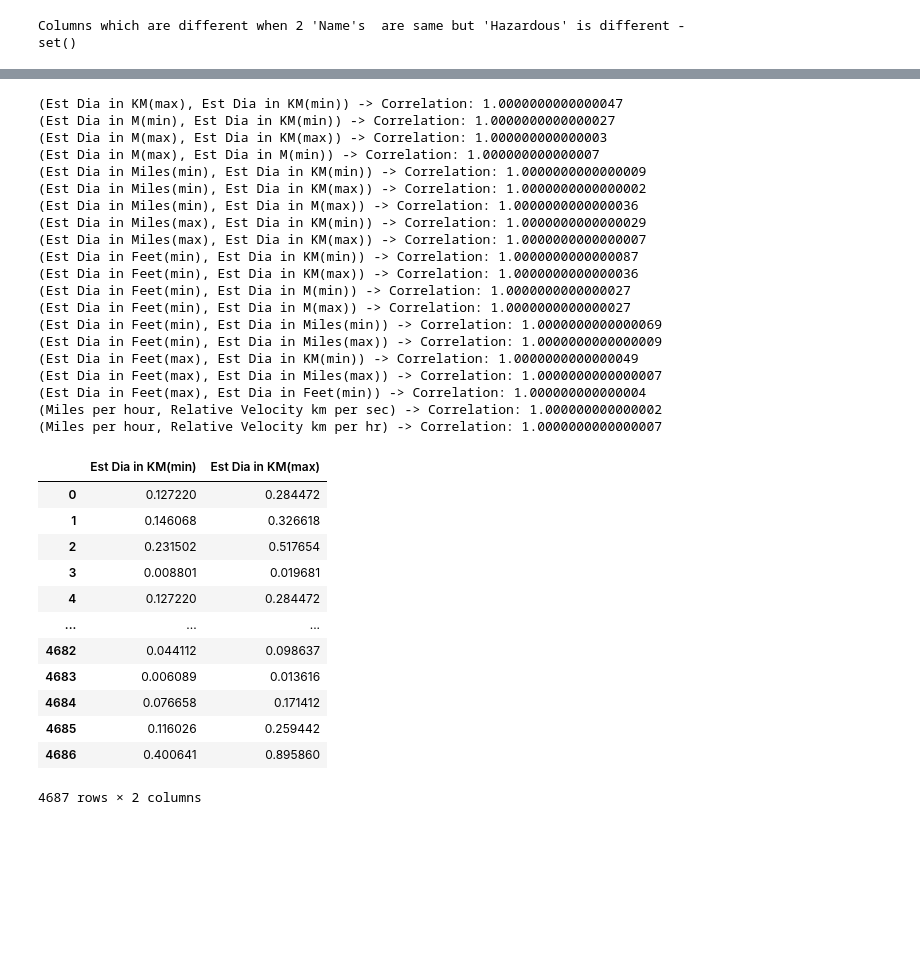
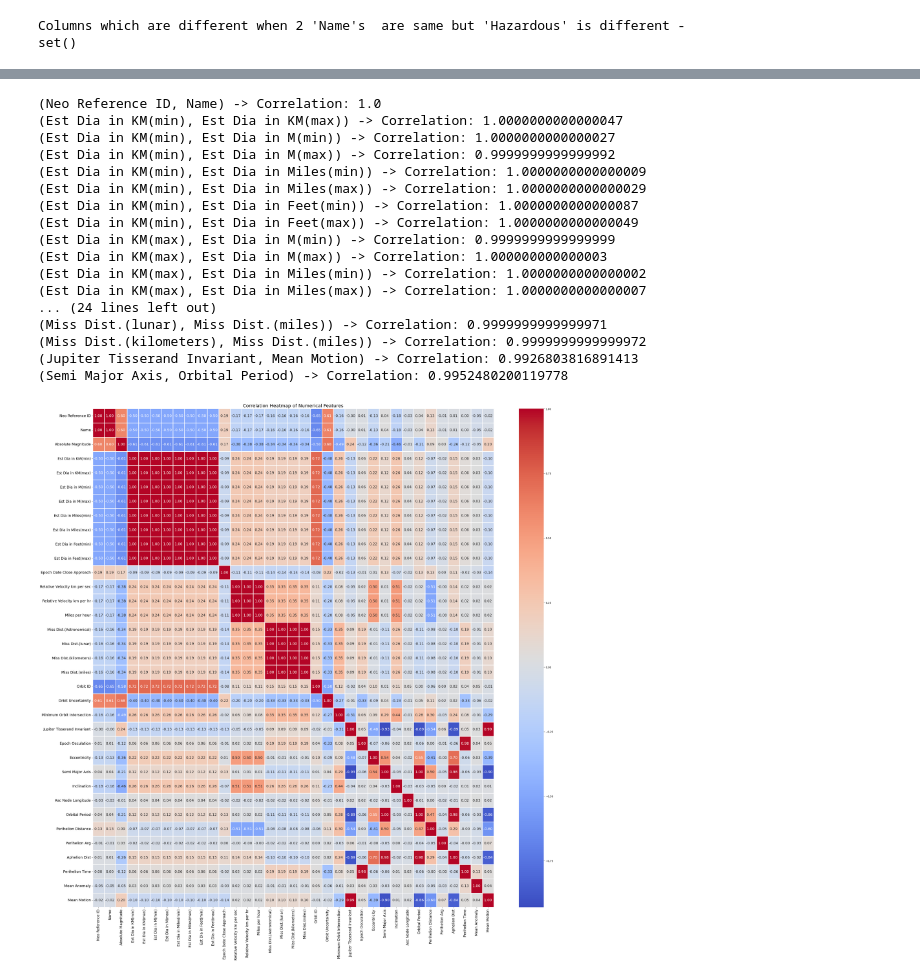
Before and after one commit to PriyanshuRao-code/AI-Lab-Project, a Jupyter notebook: team_24_data_preprocessing.ipynb, the cells around one changed output, grey strips where cells are left out. Drawn from its saved outputs; the diff is of its cells as text; code cells hidden in the pictures; blank space fills up the shorter version.

```diff
--- a/team_24_data_preprocessing.ipynb
+++ b/team_24_data_preprocessing.ipynb
@@ -201,38 +179,45 @@ Columns which are different when 2 'Name's are same -
 # %%
-df_dropped = df.drop(columns=['Neo Reference ID'])
+# Threshold for dropping column
+threshold = 0.99
 
-numerical_cols = df_dropped.select_dtypes(include=['number'])
+# Only numerical data
+numerical_cols = df.select_dtypes(include=['number'])
 
 # Correlation matrix
 correlation_matrix = numerical_cols.corr()
-mask = np.triu(np.ones(correlation_matrix.shape), k=0)
 
 for i in range(len(correlation_matrix.columns)):
-    for j in range(i):
-        row = correlation_matrix.index[i]
+    for j in  range(i + 1, len(correlation_matrix.columns)):
+        row = correlation_matrix.columns[i]
         col = correlation_matrix.columns[j]
         value = correlation_matrix.iloc[i, j]
-        if row != col:  # Ignore Self-correlation
-          if value >=1:
-            print(f"({row}, {col}) -> Correlation: {value}")
+        if abs(value) >=threshold:
+          print(f"({row}, {col}) -> Correlation: {value}")
+
+
+
+plt.figure(figsize=(35, 35))
+sns.heatmap(correlation_matrix, annot=True,cmap="coolwarm", fmt=".2f", linewidths=1, annot_kws={"size": 14})
+plt.title("Correlation Heatmap of Numerical Features", fontsize=18)
+plt.xticks(fontsize=14)
+plt.yticks(fontsize=14)
+plt.show()
 # %% [output]
-(Est Dia in KM(max), Est Dia in KM(min)) -> Correlation: 1.0000000000000047
-(Est Dia in M(min), Est Dia in KM(min)) -> Correlation: 1.0000000000000027
-(Est Dia in M(max), Est Dia in KM(max)) -> Correlation: 1.000000000000003
-(Est Dia in M(max), Est Dia in M(min)) -> Correlation: 1.000000000000007
-(Est Dia in Miles(min), Est Dia in KM(min)) -> Correlation: 1.0000000000000009
-(Est Dia in Miles(min), Est Dia in KM(max)) -> Correlation: 1.0000000000000002
-(Est Dia in Miles(min), Est Dia in M(max)) -> Correlation: 1.0000000000000036
-(Est Dia in Miles(max), Est Dia in KM(min)) -> Correlation: 1.0000000000000029
-(Est Dia in Miles(max), Est Dia in KM(max)) -> Correlation: 1.0000000000000007
-(Est Dia in Feet(min), Est Dia in KM(min)) -> Correlation: 1.0000000000000087
-(Est Dia in Feet(min), Est Dia in KM(max)) -> Correlation: 1.0000000000000036
-(Est Dia in Feet(min), Est Dia in M(min)) -> Correlation: 1.0000000000000027
-(Est Dia in Feet(min), Est Dia in M(max)) -> Correlation: 1.0000000000000027
-(Est Dia in Feet(min), Est Dia in Miles(min)) -> Correlation: 1.0000000000000069
-(Est Dia in Feet(min), Est Dia in Miles(max)) -> Correlation: 1.0000000000000009
-(Est Dia in Feet(max), Est Dia in KM(min)) -> Correlation: 1.0000000000000049
-(Est Dia in Feet(max), Est Dia in Miles(max)) -> Correlation: 1.0000000000000007
-(Est Dia in Feet(max), Est Dia in Feet(min)) -> Correlation: 1.000000000000004
-(Miles per hour, Relative Velocity km per sec) -> Correlation: 1.000000000000002
-(Miles per hour, Relative Velocity km per hr) -> Correlation: 1.0000000000000007
+(Neo Reference ID, Name) -> Correlation: 1.0
+(Est Dia in KM(min), Est Dia in KM(max)) -> Correlation: 1.0000000000000047
+(Est Dia in KM(min), Est Dia in M(min)) -> Correlation: 1.0000000000000027
+(Est Dia in KM(min), Est Dia in M(max)) -> Correlation: 0.9999999999999992
+(Est Dia in KM(min), Est Dia in Miles(min)) -> Correlation: 1.0000000000000009
+(Est Dia in KM(min), Est Dia in Miles(max)) -> Correlation: 1.0000000000000029
+(Est Dia in KM(min), Est Dia in Feet(min)) -> Correlation: 1.0000000000000087
+(Est Dia in KM(min), Est Dia in Feet(max)) -> Correlation: 1.0000000000000049
+(Est Dia in KM(max), Est Dia in M(min)) -> Correlation: 0.9999999999999999
+(Est Dia in KM(max), Est Dia in M(max)) -> Correlation: 1.000000000000003
+(Est Dia in KM(max), Est Dia in Miles(min)) -> Correlation: 1.0000000000000002
+(Est Dia in KM(max), Est Dia in Miles(max)) -> Correlation: 1.0000000000000007
+... (24 lines left out)
+(Miss Dist.(lunar), Miss Dist.(miles)) -> Correlation: 0.9999999999999971
+(Miss Dist.(kilometers), Miss Dist.(miles)) -> Correlation: 0.9999999999999972
+(Jupiter Tisserand Invariant, Mean Motion) -> Correlation: 0.9926803816891413
+(Semi Major Axis, Orbital Period) -> Correlation: 0.9952480200119778
+[figure, added]
@@ -241,16 +223,0 @@ df_new = df_dropped[['Est Dia in KM(min)'] + ['Est Dia in KM(max)']]
-# %%
-df_new
-# %% [output]
-|  | Est Dia in KM(min) | Est Dia in KM(max) |
-| 0 | 0.127220 | 0.284472 |
-| 1 | 0.146068 | 0.326618 |
-| 2 | 0.231502 | 0.517654 |
-| 3 | 0.008801 | 0.019681 |
-| 4 | 0.127220 | 0.284472 |
-| ... | ... | ... |
-| 4682 | 0.044112 | 0.098637 |
-| 4683 | 0.006089 | 0.013616 |
-| 4684 | 0.076658 | 0.171412 |
-| 4685 | 0.116026 | 0.259442 |
-| 4686 | 0.400641 | 0.895860 |
-4687 rows × 2 columns
```
Also changed, not shown: parts of 35 cells of this notebook.
